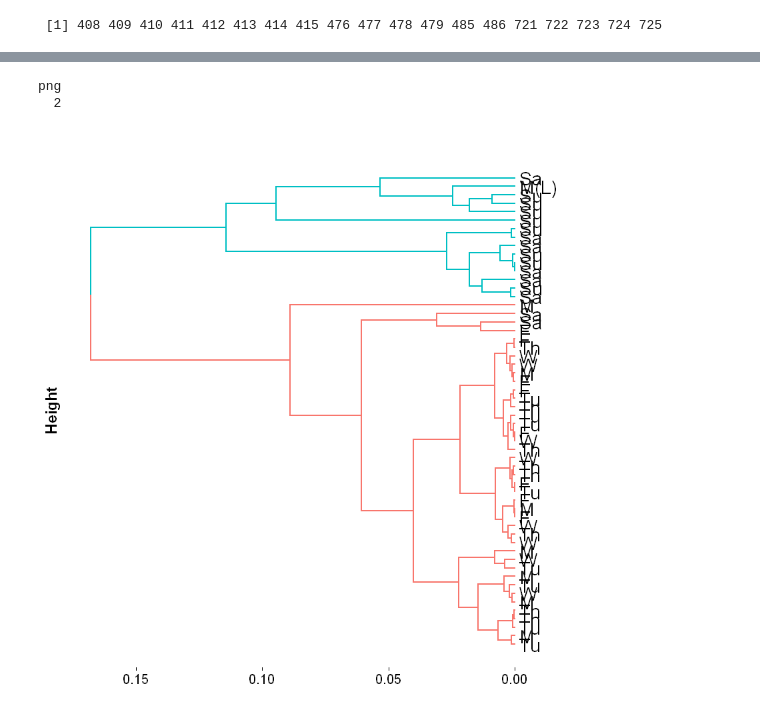
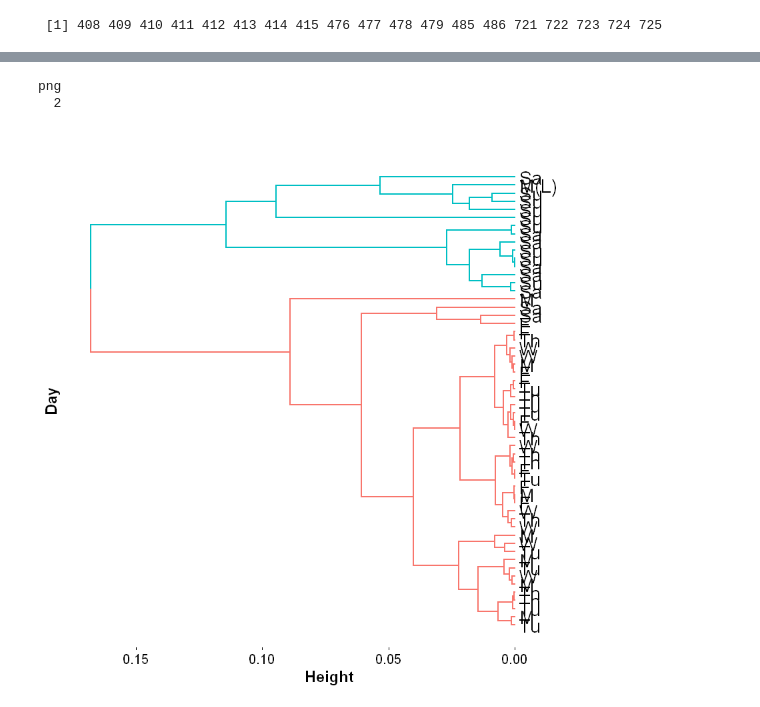
Before and after one commit to tj2huang/nyu-research, a Jupyter notebook: notebooks/r/final-plots.ipynb, the cells around one changed output, grey strips where cells are left out. Saved outputs shown, nothing was run; the diff lists cells and outputs as text; code cells hidden in the pictures.

```diff
--- a/notebooks/r/final-plots.ipynb
+++ b/notebooks/r/final-plots.ipynb
@@ -284,7 +357,7 @@ over_under_plot <- function(weeks.o, weeks.u, weeks.t){
     over_color <- rgb(0, 0, 190, alpha=50, maxColorValue=255)
     for (col in 1:4){
         # remove space for x-axis
-        yrange = c(0, 0.17)
+        yrange = c(0, 0.3)
         par(mar = c(0, 6, 0, 0))
         o.std = 1.96*series.std(weeks.o[,col], weeks.t[,col])*weeks.t[,col]/norm(weeks.o[,col], type='2')
         o.above = normed_weeks.o[, col] + o.std
@@ -300,7 +373,7 @@ over_under_plot <- function(weeks.o, weeks.u, weeks.t){
         polygon(c(1:168, rev(1:168)), c(u.above, rev(u.below)), col = under_color, border = NA)
 
         title(ylab=week_names[col], line=4, las=1, cex.lab=2)
-        axis(2, labels = c('0.05', '0.10', '0.15'), at=c(0.05, 0.1, 0.15), las = 1, cex.axis=1.5)
+        axis(2, labels = c('0', '0.1', '0.2'), at=c(0, 0.1, 0.2), las = 1, cex.axis=1.5)
         abline(v=seq(1, (168+24), by=24), lty=2)
     }
 
@@ -308,7 +381,7 @@ over_under_plot <- function(weeks.o, weeks.u, weeks.t){
     mtext('Hour of Week (dotted lines at 8am local time)', side = 1, outer = TRUE, line = 3, cex=1.5)
     axis(1, labels = c('Tu', 'W', 'Th', 'F', 'Sa', 'Su', 'M'), at=seq(1, 168, by=24), outer=TRUE)
     par(xpd=NA)
-    legend(123.5,0.85,
+    legend(123.5,1.5,
        c("Legal Age", "Under Age"),
        col = c("blue", "red"),
        cex = 2, pch=19)
@@ -442,15 +497,15 @@ plot_prop_sum <- function(scsv, fcsv, sept.shish_csv, sept.fp_csv, type='Present
         shade_color <- rgb(0, 0, 190, alpha=50, maxColorValue=255)
         #
         plot(proportion.ts, type='l', xaxt='n', xlab='Hour of Week (dotted lines at 8am local time)',
-             ylab=paste('Proportion of', type, 'Current Tweets'), ylim=c(0, 0.2))
+             ylab=paste('Proportion of', type, ' Tweets'), ylim=c(0, 0.2))
         polygon(c(1:168, rev(1:168)), c(high, rev(low)), col = shade_color, border = NA)
         abline(v=seq(1, 168, by=24), lty=2)
         axis(1, labels = c('Tu', 'W', 'Th', 'F', 'Sa', 'Su', 'M'), at=seq(1, 168, by=24))
 
         legend('topright',
            c("Mean", "25%-75% quantile"),
-           col = c("black", shade_color),
-           cex = 0.6, pch=c(NA, 15), lty = c(1, 0))
+           col = c("black", shade_color), bg='white',
+           cex = 1, pch=c(NA, 15), lty = c(1, 0))
     }
     else{
         # dendogram
@@ -671,7 +726,7 @@ sept_perc2 <- sept_cas/sept_tot
 # %% [output]
  [1] 408 409 410 411 412 413 414 415 476 477 478 479 485 486 721 722 723 724 725
 # %%
-june_weekday = day_of_week(as.vector(june_perc))
+june_weekday = day_of_week(as.vector(june_perc2))
 june_avg_day = apply(june_weekday, 1, rowMeans)
 normed_j_day = (apply(june_avg_day, FUN=normalize, MARGIN=2))
 colnames(normed_j_day)=weekdays
@@ -698,11 +753,11 @@ dist = diss(t(normed_j_day), METHOD='EUC')
 # rownames(dist)=weekdays
 a=agnes(dist)
 pdf('c:/users/tom/documents/research/alc-plots/day-by-day-eucl.pdf',width=7,height=4,paper='special')
-p <- fviz_dend(a,  main='', ylab='Day', xlab='Height', k=2, horiz=TRUE, label_col='black')
+p <- fviz_dend(a,  main='', ylab='Height', xlab='Day', k=2, horiz=TRUE,cex=1.2, label_col='black')
 p <- p + theme(axis.title=element_text(size=14,face="bold"))
 p
 dev.off()
-p <- fviz_dend(a,  main='', ylab='Day', xlab='Height', k=2, horiz=TRUE, label_col='black')
+p <- fviz_dend(a,  main='', ylab='Height', xlab='Day', k=2, horiz=TRUE,cex=1.2, label_col='black')
 p <- p + theme(axis.title=element_text(size=14,face="bold"))
 p
 # %% [output]
@@ -719,28 +774,28 @@ combined = cbind(june_days, sept_days)
 # %%
 phase_diss = dissimilarity(as.matrix(combined), phase_dist(1))
 weekdays = c(rep(c('Tu', 'W' ,'Th', 'F', 'Sa', 'Su', 'M'), 4), c('Tu', 'W' ,'Th', 'F', 'Sa', 'Su', 'M(L)'),
              rep(c('Tu', 'W' ,'Th', 'F', 'Sa', 'Su', 'M'), 3))
 # weekdays = c(rep(c('Tu', 'W' ,'Th', 'F', 'Sa', 'Su', 'M'), 4), c('Tu', 'W' ,'Th', 'F', 'Sa', 'Su', 'M(L)'), c('Tu', 'W' ,'Th', 'F', 'Sa', 'Su', 'M'),
 #              c('Tu', 'W' , 'F', 'Sa', 'M'), c('Tu', 'W' ,'Th', 'F', 'Sa', 'Su', 'M'))
 dist = phase_diss
 colnames(dist)=weekdays
 rownames(dist)=weekdays
 a=agnes(dist, diss=TRUE)
 phase_dend <-function(){
-    p <- fviz_dend(a,  k=2, main='', ylab='', xlab='Height', las=1, cex=1.2, cex.lab=1.5, horiz=TRUE, label_col='black')
+    p <- fviz_dend(a,  k=2, main='', ylab='Height', xlab='Day', las=1, cex=1.2, cex.lab=1.5, horiz=TRUE, label_col='black')
     # mtext( text='Day of Week', side=2, cex=1.5)
     p <- p + theme(axis.title=element_text(size=14,face="bold"))
     p
 }
 phase_dend()
 
-pdf('c:/users/tom/documents/research/alc-plots/day-phase-dend.pdf',width=7,height=12,paper='special')
+pdf('c:/users/tom/documents/research/alc-plots/day-phase-dend-labor.pdf',width=7,height=12,paper='special')
 phase_dend()
 dev.off()
 # %% [output]
 png
   2
-[figure, old version]
+[figure, new version]
 # %%
 colnames(combined)=weekdays
 dist = diss(combined, METHOD='EUCL')
```
Also changed, not shown: parts of 13 cells of this notebook, 2 other files.
